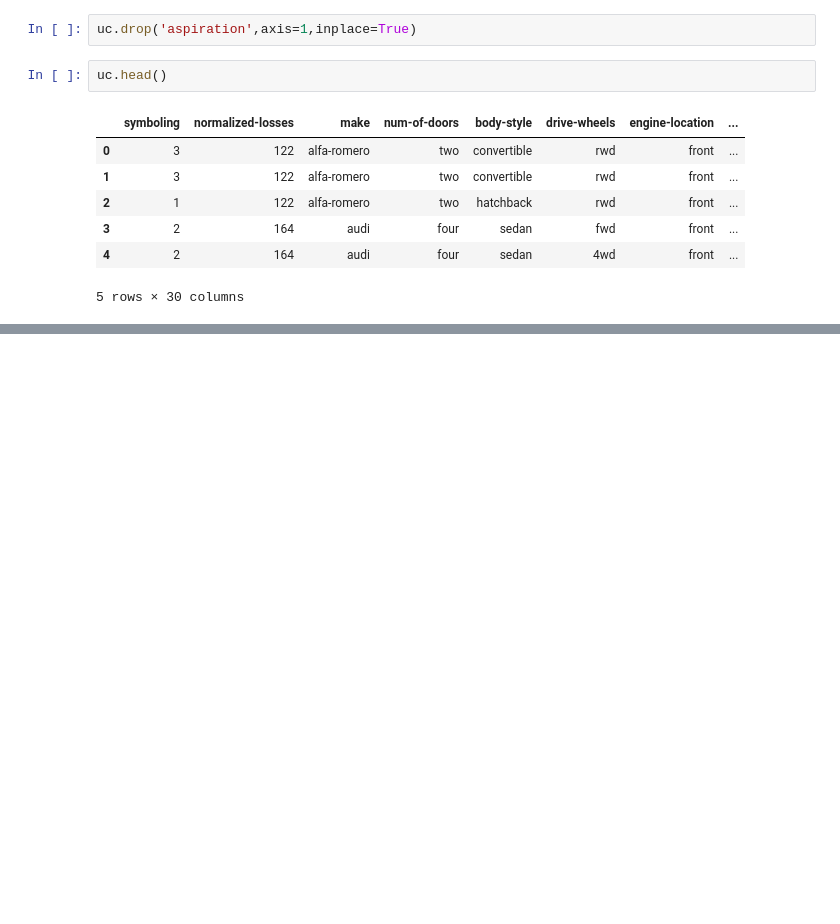
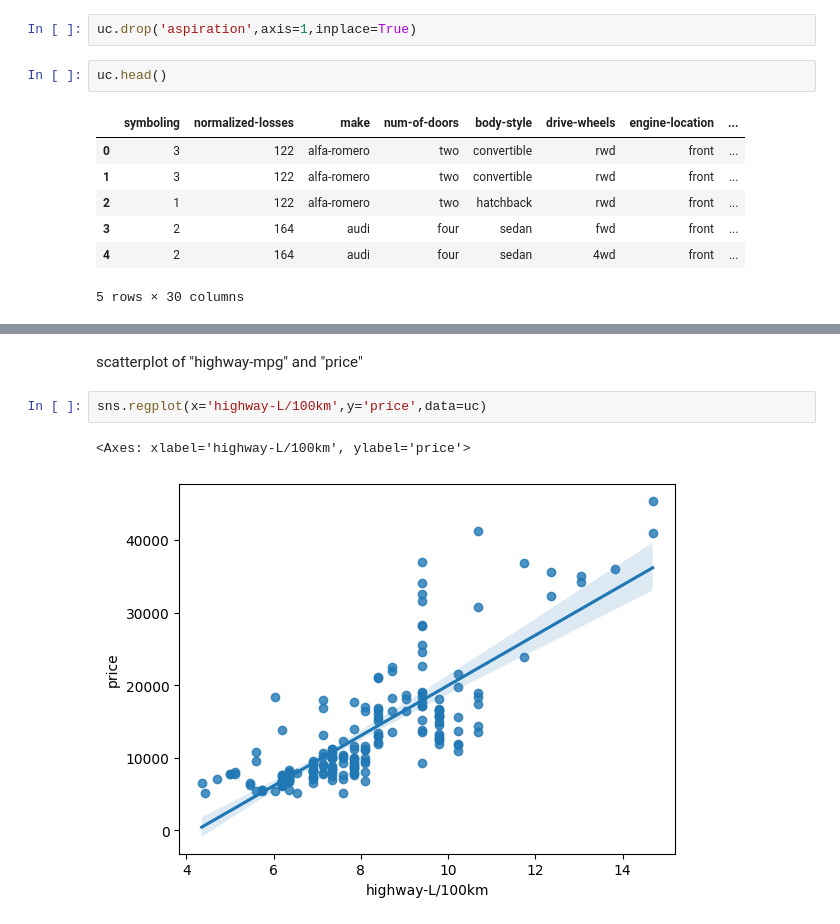
Before and after one commit to MaliniVibin1502/python, a Jupyter notebook: Usedcarpricing.ipynb, the cells around one changed output, grey strips where cells are left out. Drawn from its saved outputs; the diff is of its cells as text; blank space fills up the shorter version.

```diff
--- a/Usedcarpricing.ipynb
+++ b/Usedcarpricing.ipynb
@@ -447,0 +520,7 @@ uc.head()
+# %% [markdown]
+scatterplot of "highway-mpg" and "price"
+# %%
+sns.regplot(x='highway-L/100km',y='price',data=uc)
+# %% [output]
+<Axes: xlabel='highway-L/100km', ylabel='price'>
+[figure, added]
```
Also changed, not shown: parts of 39 cells of this notebook.
